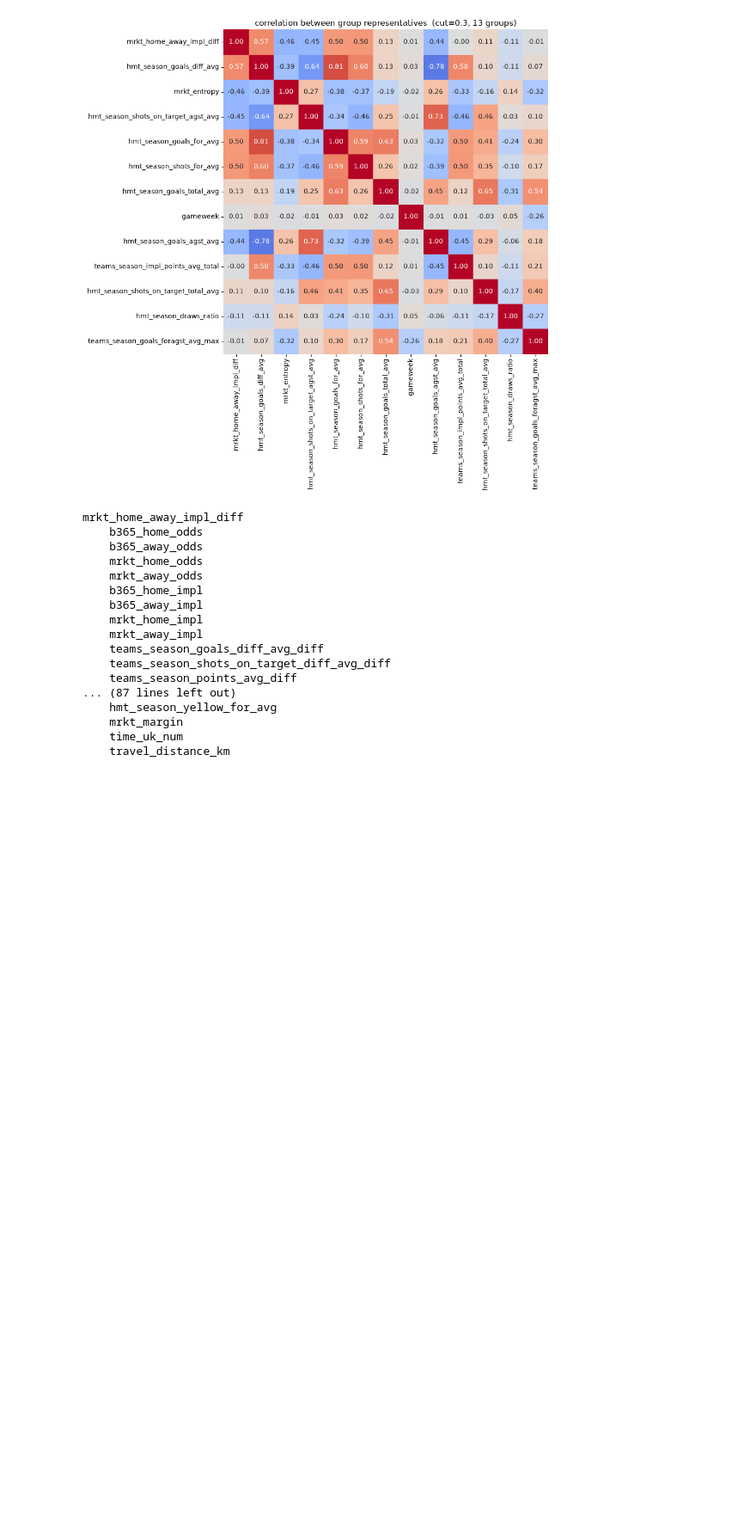
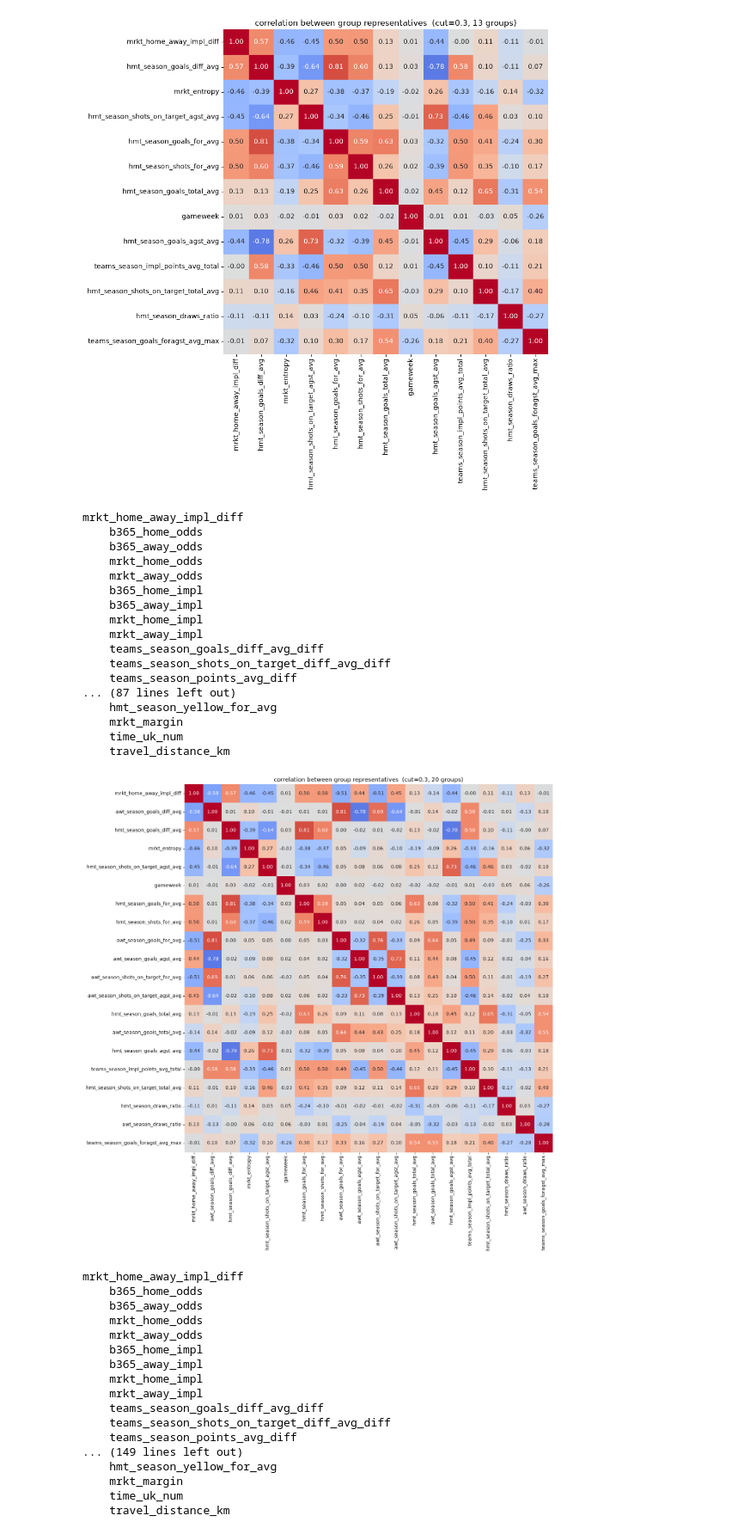
Before and after one commit to chrisreglinski/frame, a Jupyter notebook: 03_notebooks/features/feature_correlation_groups.ipynb, the cells around one changed output. Shown at 86% size. Cells and saved outputs as stored; diff of their text form; code cells hidden in the pictures; blank space fills up the shorter version.

```diff
--- a/03_notebooks/features/feature_correlation_groups.ipynb
+++ b/03_notebooks/features/feature_correlation_groups.ipynb
@@ -16,11 +16,12 @@ def select_features(include_awt=False):
             and abt[c].nunique() > 1]
 
 features = select_features()
+features_all = select_features(include_awt=True)
 len(features)
 # %% [output]
 89
 # %%
-def group_corr(cols, method='spearman', linkage='average', cut=0.31):
+def group_corr(cols, method='spearman', linkage='average', cut=0.30):
     corr = abt[cols].corr(method=method)
     abscorr = corr.abs().fillna(0)
     dist = 1 - abscorr.to_numpy()
@@ -82,3 +83,24 @@ mrkt_home_away_impl_diff
     mrkt_margin
     time_uk_num
     travel_distance_km
+# %%
+group_corr(features_all, cut=0.30)
+# %% [output]
+[figure, added]
+mrkt_home_away_impl_diff
+    b365_home_odds
+    b365_away_odds
+    mrkt_home_odds
+    mrkt_away_odds
+    b365_home_impl
+    b365_away_impl
+    mrkt_home_impl
+    mrkt_away_impl
+    teams_season_goals_diff_avg_diff
+    teams_season_shots_on_target_diff_avg_diff
+    teams_season_points_avg_diff
+... (149 lines left out)
+    hmt_season_yellow_for_avg
+    mrkt_margin
+    time_uk_num
+    travel_distance_km
```
Also changed, not shown: 1 other file.
